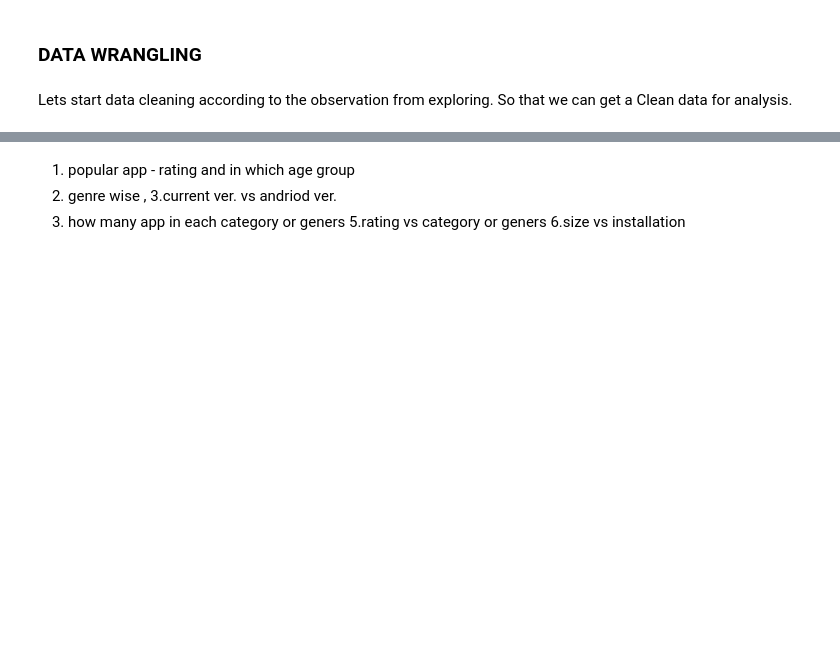
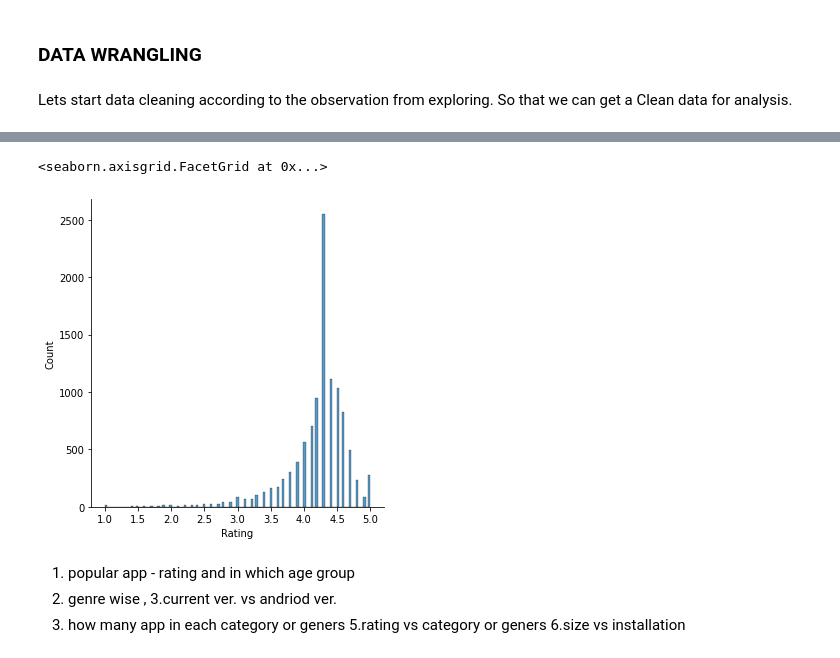
Before and after one commit to Malu2203/Play-Store-App-Review-Analysis, a Jupyter notebook: Play_Store_App_Review_Analysis_Capstone_Project.ipynb, the cells around one changed output, grey strips where cells are left out. Cells and saved outputs as stored; diff of their text form; code cells hidden in the pictures; blank space fills up the shorter version.

```diff
--- a/Play_Store_App_Review_Analysis_Capstone_Project.ipynb
+++ b/Play_Store_App_Review_Analysis_Capstone_Project.ipynb
@@ -151,0 +254,3 @@ Lets start data cleaning according to the observation from exploring. So that we
+# %%
+playstore_df['Rating'].fillna(playstore_df['Rating'].median(), inplace= True) #replacing using median()
+playstore_df['Rating'].describe()
@@ -152,3 +267,8 @@ Lets start data cleaning according to the observation from exploring. So that we
+# %%
+sns.displot(playstore_df['Rating'])
+# %% [output]
+<seaborn.axisgrid.FacetGrid at 0x...>
+[figure, added]
 # %% [markdown]
 1. popular app - rating and in which age group
 2. genre wise ,
```
Also changed, not shown: parts of 20 cells of this notebook.
